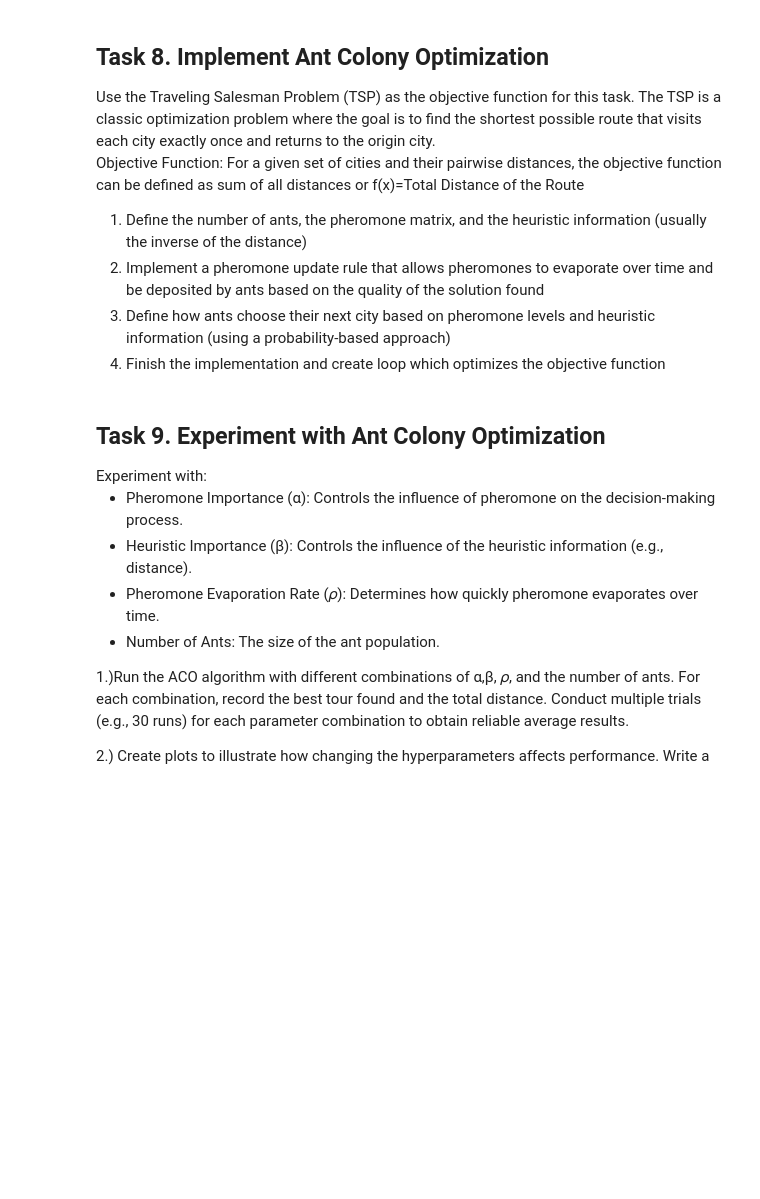
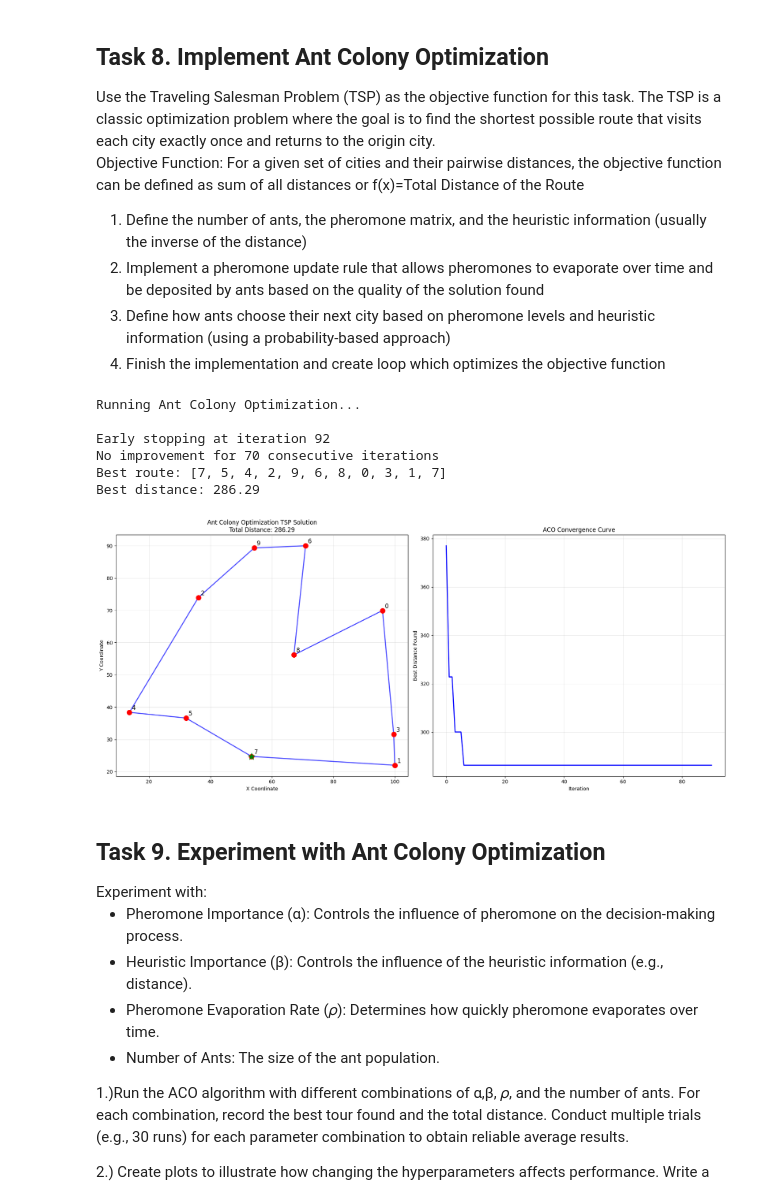
Before and after one commit to ImraKocis/optimization-algorithms-based-on-evolutionary-computing, a Jupyter notebook: ProjectGuide.ipynb, the cells around one changed output. Cells and saved outputs as stored; diff of their text form; code cells hidden in the pictures; blank space fills up the shorter version.

```diff
--- a/ProjectGuide.ipynb
+++ b/ProjectGuide.ipynb
@@ -729,3 +691,42 @@ def euclidean_distance(point1, point2):
+# %%
+from algorithms.ant_colony.ant_colony import generate_random_cities, create_distance_matrix, AntColonyOptimizer, \
+    plot_tsp_solution
+
+num_cities = 10
+cities = generate_random_cities(num_cities, seed=24)
+distances = create_distance_matrix(cities)
+
+# print(f"Generated {num_cities} random cities with coordinates:\n{cities}\n")
+# print(f"Distance matrix:\n{distances}\n")
+
+aco = AntColonyOptimizer(
+    distances=distances,
+    num_iterations=300,
+    alpha=1.0,  # pheromone importance
+    beta=1.0,  # heuristic importance
+    evaporation_rate=0.5,
+    Q=100,
+    elite_factor=1.0,
+    patience=70,
+    convergence_threshold=1e-8,
+    verbose=False
+)
+
+print("Running Ant Colony Optimization...")
+best_route, best_distance, aco_history = aco.optimize()
+
+print(f"Best route: {best_route}")
+print(f"Best distance: {best_distance:.2f}")
+
+plot_tsp_solution(cities, best_route, best_distance, distance_history=aco_history)
+# %% [output]
+Running Ant Colony Optimization...
+
+Early stopping at iteration 92
+No improvement for 70 consecutive iterations
+Best route: [7, 5, 4, 2, 9, 6, 8, 0, 3, 1, 7]
+Best distance: 286.29
+[figure, added]
 # %% [markdown]
 <h2> Task 9. Experiment with Ant Colony Optimization </h2>
 Experiment with:
```
Also changed, not shown: parts of 3 cells of this notebook, 4 other files.
